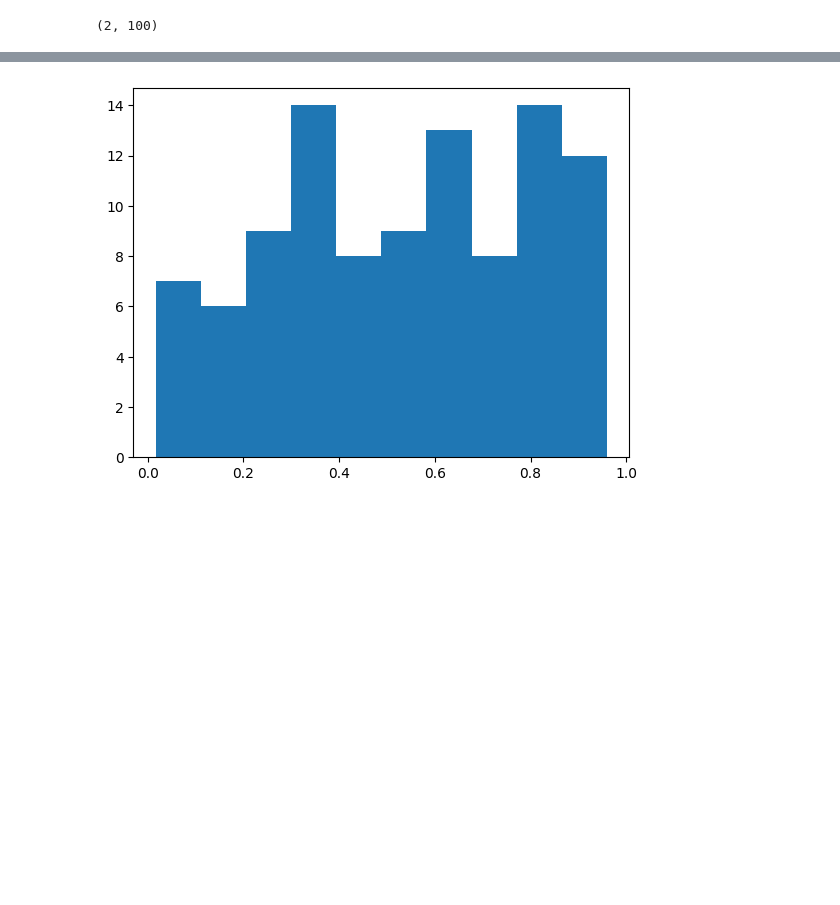
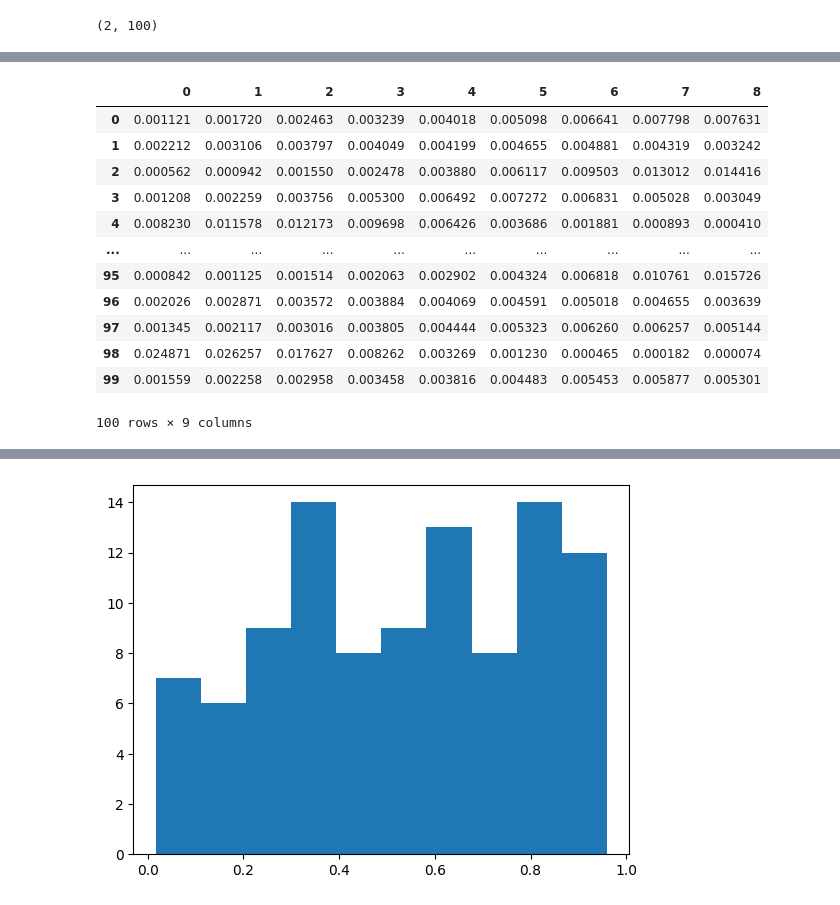
Before and after one commit to lentin26/Student-Prescription-Tree, a Jupyter notebook: lightGBM.ipynb, the cells around one changed output, grey strips where cells are left out. Drawn from its saved outputs; the diff is of its cells as text; code cells hidden in the pictures; blank space fills up the shorter version.

```diff
--- a/lightGBM.ipynb
+++ b/lightGBM.ipynb
@@ -2189,3 +2259,19 @@ plt.show()
+# %%
+pd.DataFrame(data)
+# %% [output]
+|  | 0 | 1 | 2 | 3 | 4 | 5 | 6 | 7 | 8 |
+| 0 | 0.001121 | 0.001720 | 0.002463 | 0.003239 | 0.004018 | 0.005098 | 0.006641 | 0.007798 | 0.007631 |
+| 1 | 0.002212 | 0.003106 | 0.003797 | 0.004049 | 0.004199 | 0.004655 | 0.004881 | 0.004319 | 0.003242 |
+| 2 | 0.000562 | 0.000942 | 0.001550 | 0.002478 | 0.003880 | 0.006117 | 0.009503 | 0.013012 | 0.014416 |
+| 3 | 0.001208 | 0.002259 | 0.003756 | 0.005300 | 0.006492 | 0.007272 | 0.006831 | 0.005028 | 0.003049 |
+| 4 | 0.008230 | 0.011578 | 0.012173 | 0.009698 | 0.006426 | 0.003686 | 0.001881 | 0.000893 | 0.000410 |
+| ... | ... | ... | ... | ... | ... | ... | ... | ... | ... |
+| 95 | 0.000842 | 0.001125 | 0.001514 | 0.002063 | 0.002902 | 0.004324 | 0.006818 | 0.010761 | 0.015726 |
+| 96 | 0.002026 | 0.002871 | 0.003572 | 0.003884 | 0.004069 | 0.004591 | 0.005018 | 0.004655 | 0.003639 |
+| 97 | 0.001345 | 0.002117 | 0.003016 | 0.003805 | 0.004444 | 0.005323 | 0.006260 | 0.006257 | 0.005144 |
+| 98 | 0.024871 | 0.026257 | 0.017627 | 0.008262 | 0.003269 | 0.001230 | 0.000465 | 0.000182 | 0.000074 |
+| 99 | 0.001559 | 0.002258 | 0.002958 | 0.003458 | 0.003816 | 0.004483 | 0.005453 | 0.005877 | 0.005301 |
+100 rows × 9 columns
 # %%
 plt.plot(rev)
 # %% [output]
```
Also changed, not shown: parts of 11 cells of this notebook.
